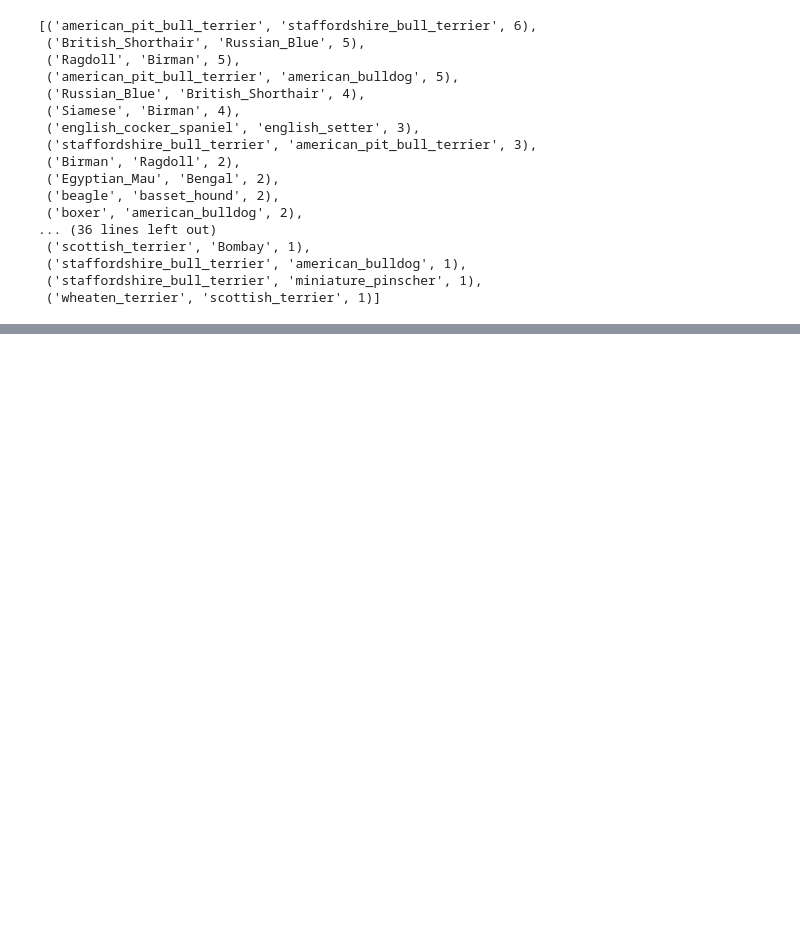
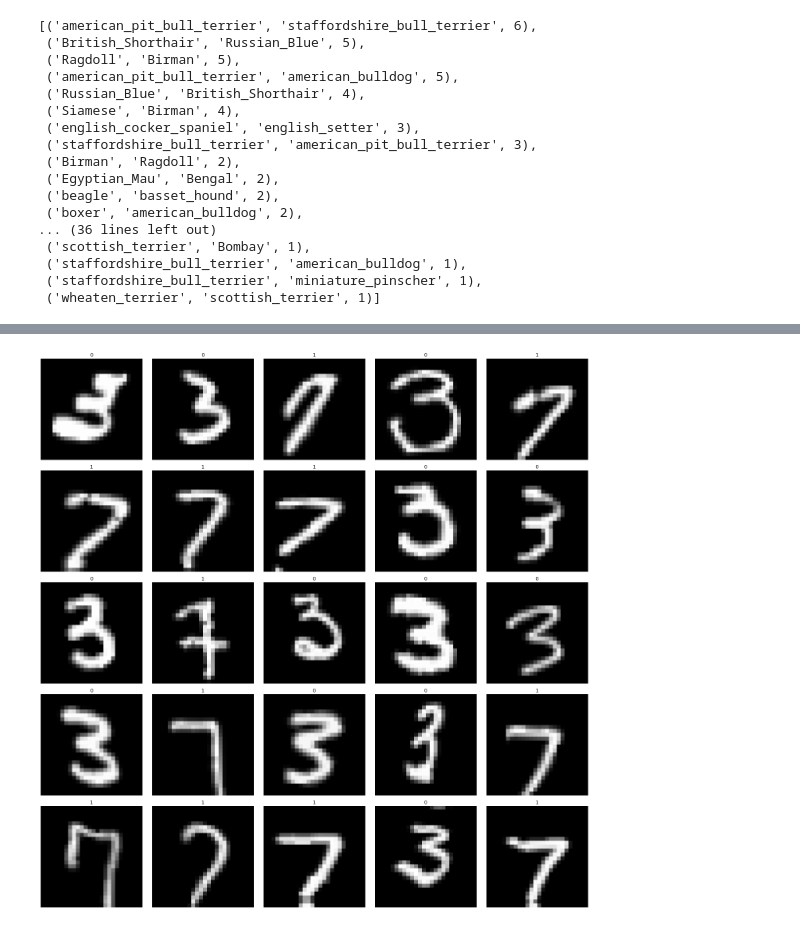
Before and after one commit to s-mostafa-a/pytorch_learning, a Jupyter notebook: fast_ai/lesson_one.ipynb, the cells around one changed output, grey strips where cells are left out. Saved outputs shown, nothing was run; the diff lists cells and outputs as text; code cells hidden in the pictures; blank space fills up the shorter version.

```diff
--- a/fast_ai/lesson_one.ipynb
+++ b/fast_ai/lesson_one.ipynb
@@ -140,0 +164,5 @@ interpretation.most_confused()
+# %%
+whole_data = data.ImageDataBunch.from_csv(path=path, ds_tfms=tfms, size=26)
+whole_data.show_batch(row=3)
+# %% [output]
+[figure, added]
```
Also changed, not shown: parts of 6 cells of this notebook.
